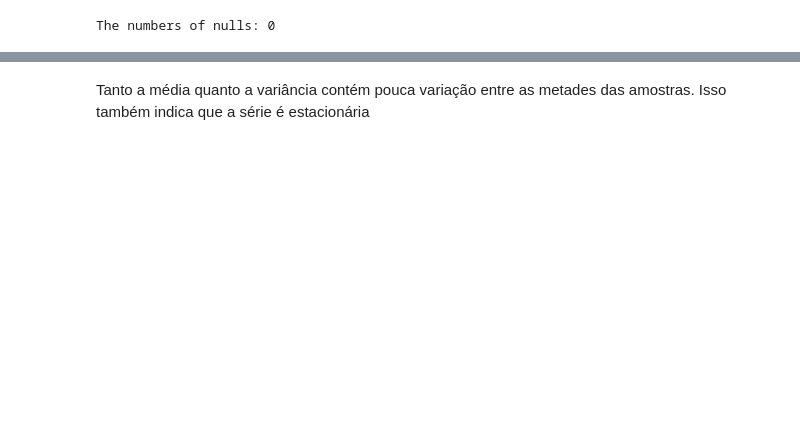
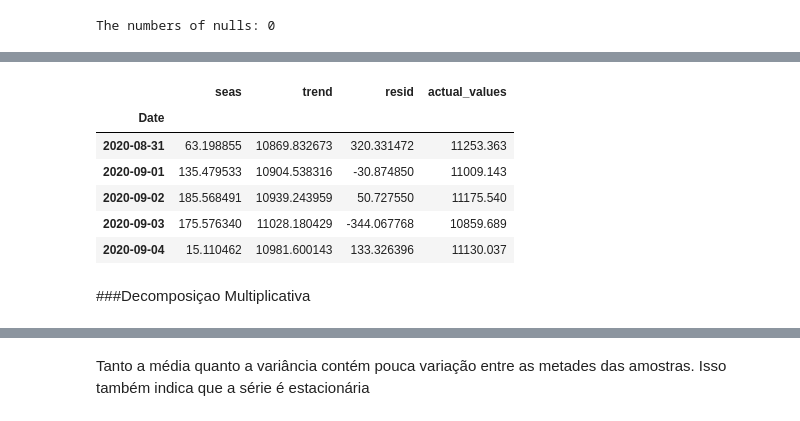
Before and after one commit to ailsonramon/timeseries, a Jupyter notebook: TS_daily_analysis_energy_2000_2021_Brazillian_Northeast_Region.ipynb, the cells around one changed output, grey strips where cells are left out. Cells and saved outputs as stored; diff of their text form; code cells hidden in the pictures; blank space fills up the shorter version.

```diff
--- a/TS_daily_analysis_energy_2000_2021_Brazillian_Northeast_Region.ipynb
+++ b/TS_daily_analysis_energy_2000_2021_Brazillian_Northeast_Region.ipynb
@@ -291,7 +458,3 @@ nulls = df['Megawatts(MW)'].isnull().sum()
 print (f'The numbers of nulls: {nulls}')
 # %% [output]
 The numbers of nulls: 0
-# %%
-##Add frequency
-df = df.asfreq('D')
-df.info()
@@ -336,0 +474,6 @@ print("Variancia1:%f\nVariancia2:%f" % (var1,var2))
+# %%
+df_2_percent = data_proportion(df["Megawatts(MW)"],percent=0.02)
+additive_decompose = seasonal_decompose(df_2_percent, model="additive", extrapolate_trend="freq")
+plt.rcParams["figure.figsize"] = (10,6)
+additive_decompose.plot().suptitle("Additive Decompose",size=15)
+plt.show()
@@ -336,0 +482,15 @@ print("Variancia1:%f\nVariancia2:%f" % (var1,var2))
+# %%
+# Actual Values = Sum of (Seasonal + Trend + Resid)
+df_reconstructed = pd.concat([additive_decompose.seasonal, additive_decompose.trend, additive_decompose.resid, additive_decompose.observed], axis=1)
+df_reconstructed.columns = ['seas', 'trend', 'resid', 'actual_values']
+df_reconstructed.head()
+# %% [output]
+|  | seas | trend | resid | actual_values |
+| Date |  |  |  |  |
+| 2020-08-31 | 63.198855 | 10869.832673 | 320.331472 | 11253.363 |
+| 2020-09-01 | 135.479533 | 10904.538316 | -30.874850 | 11009.143 |
+| 2020-09-02 | 185.568491 | 10939.243959 | 50.727550 | 11175.540 |
+| 2020-09-03 | 175.576340 | 11028.180429 | -344.067768 | 10859.689 |
+| 2020-09-04 | 15.110462 | 10981.600143 | 133.326396 | 11130.037 |
+# %% [markdown]
+###Decomposiçao Multiplicativa
```
Also changed, not shown: parts of 83 cells of this notebook.
